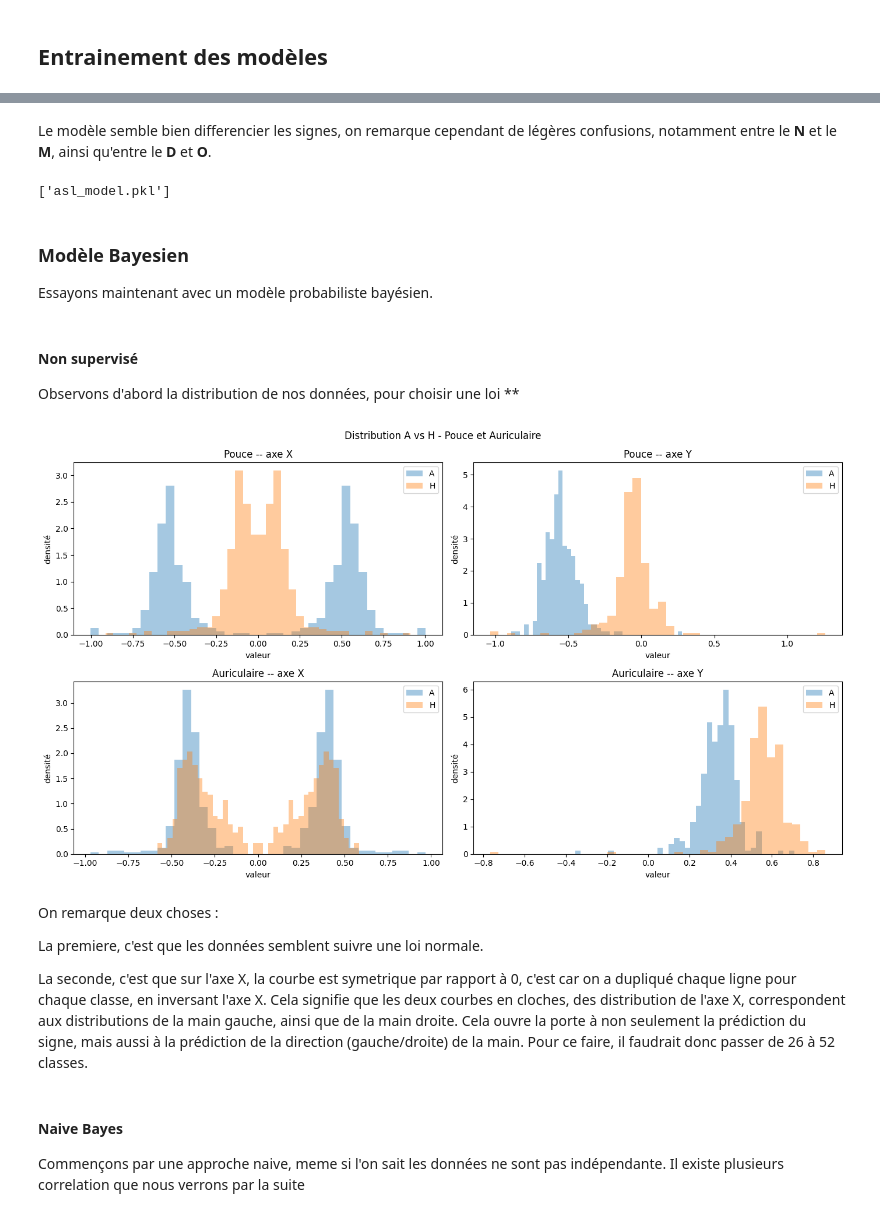
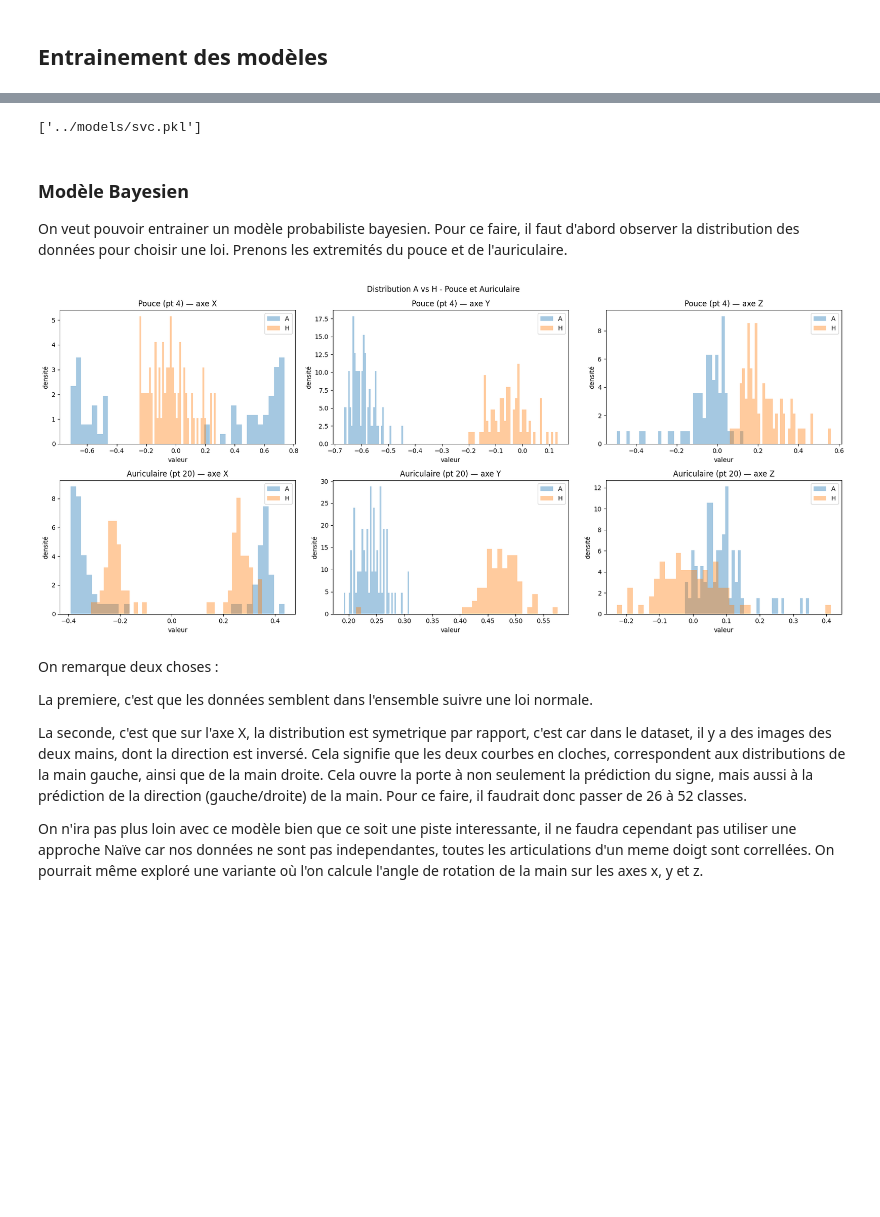
Before and after one commit to Younes2E/asl-machine-learning, a Jupyter notebook: notebooks/02_training.ipynb, the cells around one changed output, grey strips where cells are left out. Cells and saved outputs as stored; diff of their text form; code cells hidden in the pictures; blank space fills up the shorter version.

Commit message:
Changement dataset avec deux mains + separation fichier py

```diff
--- a/notebooks/02_training.ipynb
+++ b/notebooks/02_training.ipynb
@@ -12,5 +15,4 @@ from sklearn.naive_bayes import GaussianNB
 # %%
-df = pd.read_csv("../data/asl_dataset.csv")
-X = df.drop(["label","depth"], axis=1).to_numpy(dtype=np.float32)
+df = pd.read_csv("../data/asl_two_hands.csv")
+X = df.drop(["label"], axis=1).to_numpy(dtype=np.float32)
 y = df["label"].to_numpy(dtype=int)
-depth = df["depth"].to_numpy(dtype=np.float32)
@@ -81,7 +81,6 @@ Performance sur l'ensemble de test : 0.91875
 # %%
 # Coordonnées Relative
-X_train, X_test, y_train, y_test = train_test_split(X_processed, y_processed, test_size=0.2, random_state=42)
-
+X_train, X_test, y_train, y_test = train_test_split(X, y, test_size=0.2, random_state=42)
 clf = svm.SVC()
 clf.fit(X_train, y_train)
 
@@ -171,7 +114,7 @@ plot_CV(train_score, test_score, val_c, nbPlisCV)
 # %%
-clf = svm.SVC(C=2, probability = True)
-clf.fit(X_trainval, y_trainval)
+clf = svm.SVC(probability = True)
+clf.fit(X_train, y_train)
 
-print(f"Performance sur l'ensemble d'entrainement : {clf.score(X_trainval, y_trainval)}")
+print(f"Performance sur l'ensemble d'entrainement : {clf.score(X_train, y_train)}")
 print(f"Performance sur l'ensemble de test : {clf.score(X_test, y_test)}")
 # %% [output]
@@ -195,48 +123,48 @@ plt.show()
-# %% [markdown]
-Le modèle semble bien differencier les signes, on remarque cependant de légères confusions, notamment entre le **N** et le **M**, ainsi qu'entre le **D** et **O**.
 # %%
-joblib.dump(clf, "../models/asl_model.pkl")
+joblib.dump(clf, "../models/svc.pkl")
 # %% [output]
-['asl_model.pkl']
+['../models/svc.pkl']
-# %% [markdown]
-### Modèle Bayesien
-Essayons maintenant avec un modèle probabiliste bayésien.
-# %% [markdown]
-#### Non supervisé
-Observons d'abord la distribution de nos données, pour choisir une loi **
+# %% [markdown]
+### Modèle Bayesien
+On veut pouvoir entrainer un modèle probabiliste bayesien. Pour ce faire, il faut d'abord observer la distribution des données pour choisir une loi.
+Prenons les extremités du pouce et de l'auriculaire.
 # %%
-label = {chr(65+i): i for i in range(26)}
+label_map = {chr(65+i): i for i in range(26)}
 cmap = plt.get_cmap("tab10")
-lettres = ['A','H']
+lettres = ['A', 'H']
 
-mask_label = [(y_trainval == label[l], l, cmap(i)) for i,l in enumerate(lettres)]
+mask_label = [(y_train == label_map[l], l, cmap(i)) for i, l in enumerate(lettres)]
 
-points = {"Pouce -- axe X": 8,"Pouce -- axe Y": 9,"Auriculaire -- axe X": 40,"Auriculaire -- axe Y": 41}
+points = {
+    "Pouce (pt 4)":        (12, 13, 14),
+    "Auriculaire (pt 20)": (60, 61, 62),
+}
+axes_names = ['X', 'Y', 'Z']
 
-fig, axes = plt.subplots(2, 2, figsize=(14, 8))
+fig, axes = plt.subplots(2, 3, figsize=(18, 8))
 
-for ax, (nom, feat_idx) in zip(axes.flat, points.items()):
-    for mask, label, color in mask_label:
-        data = X_trainval[mask, feat_idx]
-        ax.hist(data, bins=40, density=True, alpha=0.4, color=color, label=label)
-
-    ax.set_title(nom)
-    ax.set_xlabel("valeur")
-    ax.set_ylabel("densité")
-    ax.legend()
+for row, (nom, (xi, yi, zi)) in enumerate(points.items()):
+    for col, (feat_idx, axe) in enumerate(zip([xi, yi, zi], axes_names)):
+        ax = axes[row][col]
+        for mask, lettre, color in mask_label:
+            data = X_train[mask, feat_idx]
+            ax.hist(data, bins=40, density=True, alpha=0.4, color=color, label=lettre)
+        ax.set_title(f"{nom} — axe {axe}")
+        ax.set_xlabel("valeur")
+        ax.set_ylabel("densité")
+        ax.legend()
 
 plt.suptitle("Distribution A vs H - Pouce et Auriculaire")
 plt.tight_layout()
 plt.show()
 # %% [output]
-[figure, old version]
+[figure, new version]
 # %% [markdown]
 On remarque deux choses :
 
-La premiere, c'est que les données semblent suivre une loi normale.
+La premiere, c'est que les données semblent dans l'ensemble suivre une loi normale.
 
-La seconde, c'est que sur l'axe X, la courbe est symetrique par rapport à 0, c'est car on a dupliqué chaque ligne pour chaque classe, en inversant l'axe X. Cela signifie que les deux courbes en cloches, des distribution de l'axe X, correspondent aux distributions de la main gauche, ainsi que de la main droite.
+La seconde, c'est que sur l'axe X, la distribution est symetrique par rapport, c'est car dans le dataset, il y a des images des deux mains, dont la direction est inversé. Cela signifie que les deux courbes en cloches, correspondent aux distributions de la main gauche, ainsi que de la main droite.
 Cela ouvre la porte à non seulement la prédiction du signe, mais aussi à la prédiction de la direction (gauche/droite) de la main. Pour ce faire, il faudrait donc passer de 26 à 52 classes.
+
+On n'ira pas plus loin avec ce modèle bien que ce soit une piste interessante, il ne faudra cependant pas utiliser une approche Naïve car nos données ne sont pas independantes, toutes les articulations d'un meme doigt sont correllées. On pourrait même exploré une variante où l'on calcule l'angle de rotation de la main sur les axes x, y et z.
-# %% [markdown]
-#### Naive Bayes
-Commençons par une approche naive, meme si l'on sait les données ne sont pas indépendante. Il existe plusieurs correlation que nous verrons par la suite
```
Also changed, not shown: parts of 25 cells of this notebook, 9 other files.
